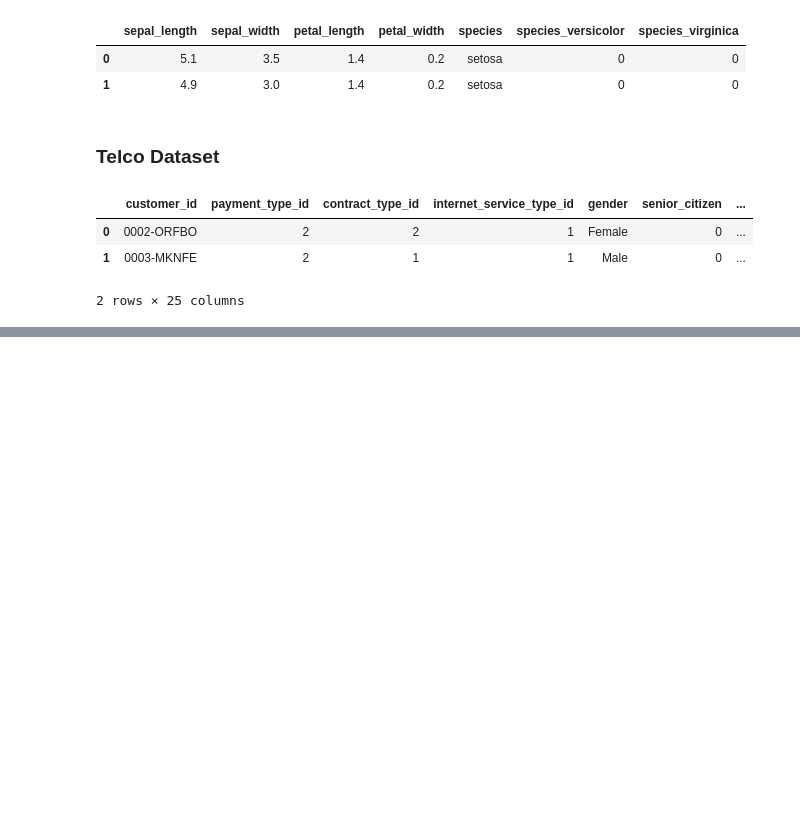
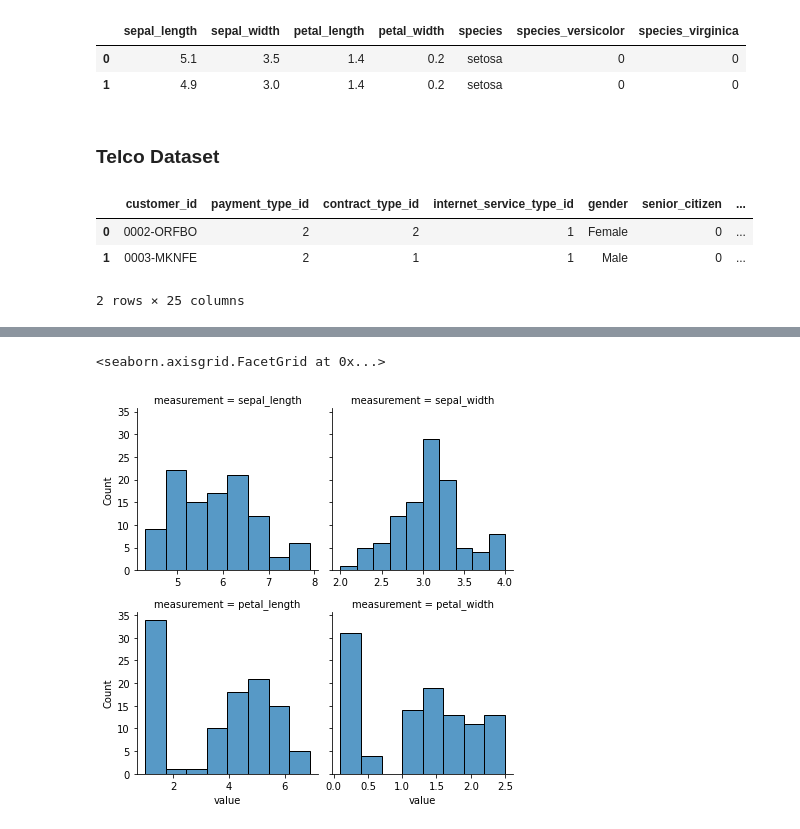
Before and after one commit to Cayt-Schlichting/classification-exercises, a Jupyter notebook: classification_exercises.ipynb, the cells around one changed output, grey strips where cells are left out. Drawn from its saved outputs; the diff is of its cells as text; code cells hidden in the pictures; blank space fills up the shorter version.

```diff
--- a/classification_exercises.ipynb
+++ b/classification_exercises.ipynb
@@ -1004,0 +1083,10 @@ tr, test, validate = prepare.prep_iris(df)
+# %%
+# need FacetGrid
+#here we create it,specify the dataset and the subplot data
+g = sns.FacetGrid(mlt,col="measurement",col_wrap=2,sharex=False)
+#now we map the plotting function to apply (can use plt or sns here)
+#2nd parameter is column to plot
+g.map(sns.histplot,"value")
+# %% [output]
+<seaborn.axisgrid.FacetGrid at 0x...>
+[figure, added]
```
Also changed, not shown: parts of 134 cells of this notebook, 1 other file.
